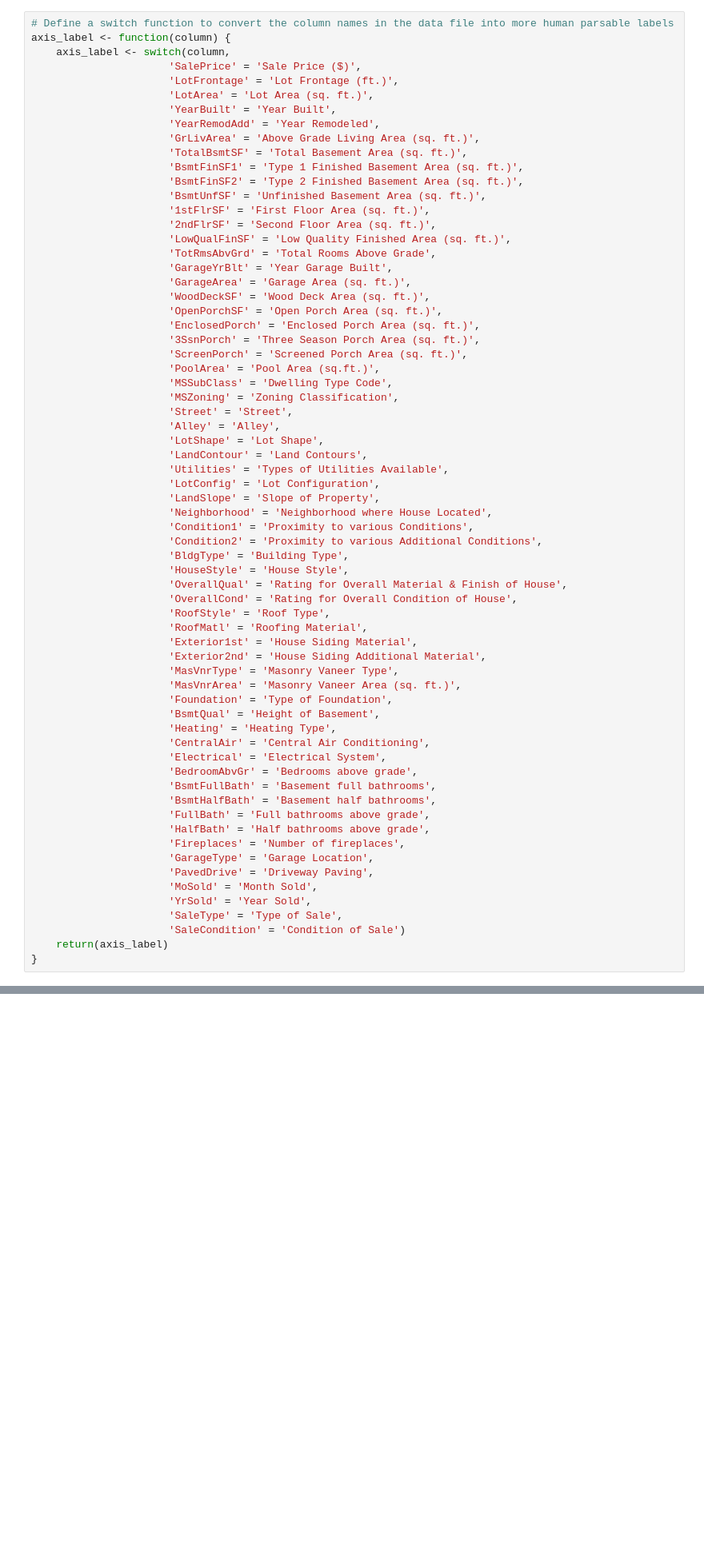
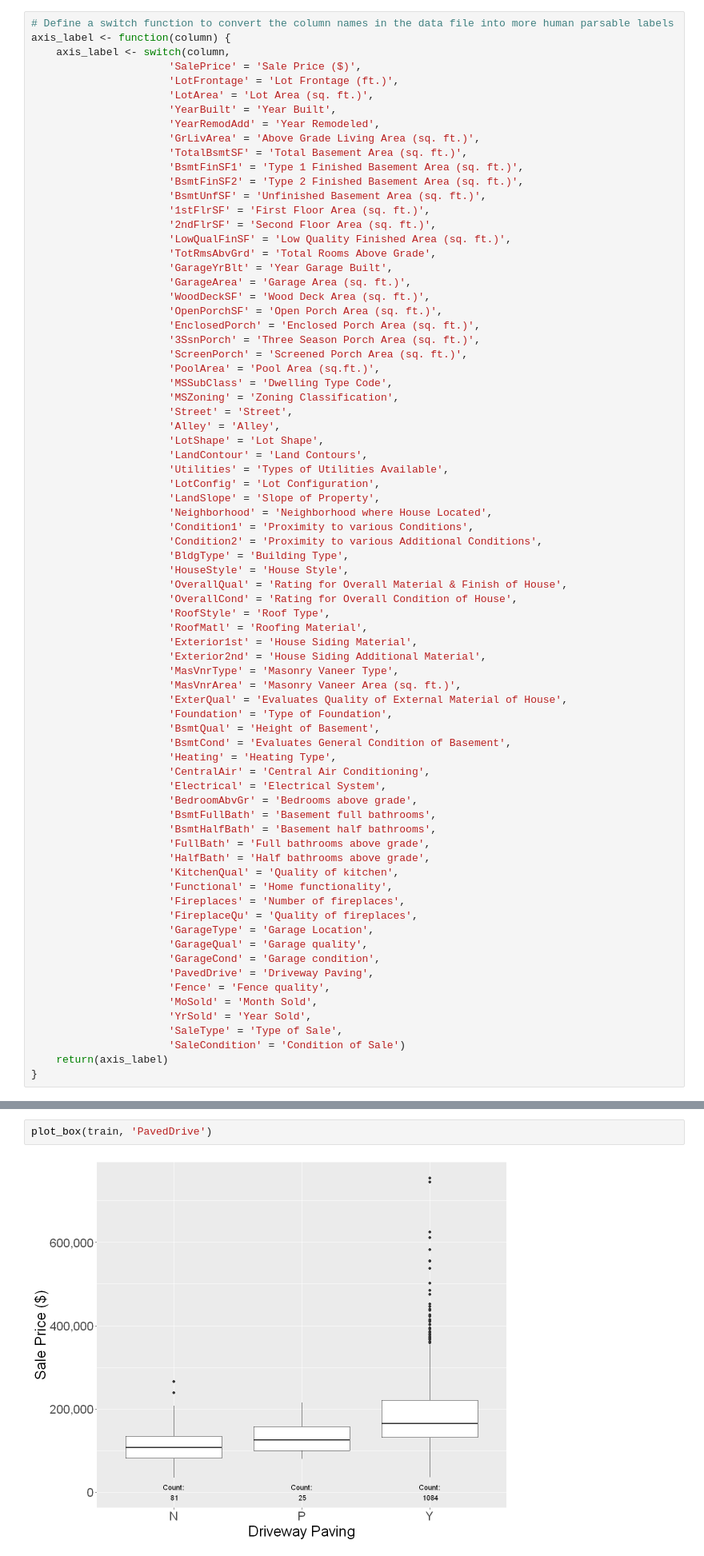
Before and after one commit to GoldenKnight09/Kaggle-House-Prices, a Jupyter notebook: Exploratory_Data_Analysis_Notebooks/Exploratory Data Analysis - Part 3.ipynb, the cells around one changed output, grey strips where cells are left out. Shown at 80% size. Saved outputs shown, nothing was run; the diff lists cells and outputs as text; blank space fills up the shorter version.

Commit message:
Minor update
Added analysis of several categorical variables (mainly quality ratings of home features) that were not initially present

```diff
--- a/Exploratory_Data_Analysis_Notebooks/Exploratory Data Analysis - Part 3.ipynb
+++ b/Exploratory_Data_Analysis_Notebooks/Exploratory Data Analysis - Part 3.ipynb
@@ -101,8 +101,10 @@ axis_label <- function(column) {
                       'Exterior2nd' = 'House Siding Additional Material',
                       'MasVnrType' = 'Masonry Vaneer Type',
                       'MasVnrArea' = 'Masonry Vaneer Area (sq. ft.)',
+                      'ExterQual' = 'Evaluates Quality of External Material of House',
                       'Foundation' = 'Type of Foundation',
                       'BsmtQual' = 'Height of Basement',
+                      'BsmtCond' = 'Evaluates General Condition of Basement',
                       'Heating' = 'Heating Type',
                       'CentralAir' = 'Central Air Conditioning',
                       'Electrical' = 'Electrical System',
@@ -111,9 +113,15 @@ axis_label <- function(column) {
                       'BsmtHalfBath' = 'Basement half bathrooms',
                       'FullBath' = 'Full bathrooms above grade',
                       'HalfBath' = 'Half bathrooms above grade',
+                      'KitchenQual' = 'Quality of kitchen',
+                      'Functional' = 'Home functionality',
                       'Fireplaces' = 'Number of fireplaces',
+                      'FireplaceQu' = 'Quality of fireplaces',
                       'GarageType' = 'Garage Location',
+                      'GarageQual' = 'Garage quality',
+                      'GarageCond' = 'Garage condition',
                       'PavedDrive' = 'Driveway Paving',
+                      'Fence' = 'Fence quality',
                       'MoSold' = 'Month Sold',
                       'YrSold' = 'Year Sold',
                       'SaleType' = 'Type of Sale',
@@ -189,0 +200,4 @@ Almost all of the homes sold in this data set had access to a paved street, so t
+# %%
+plot_box(train, 'PavedDrive')
+# %% [output]
+[figure, added]
```
Also changed, not shown: parts of 6 cells of this notebook.
